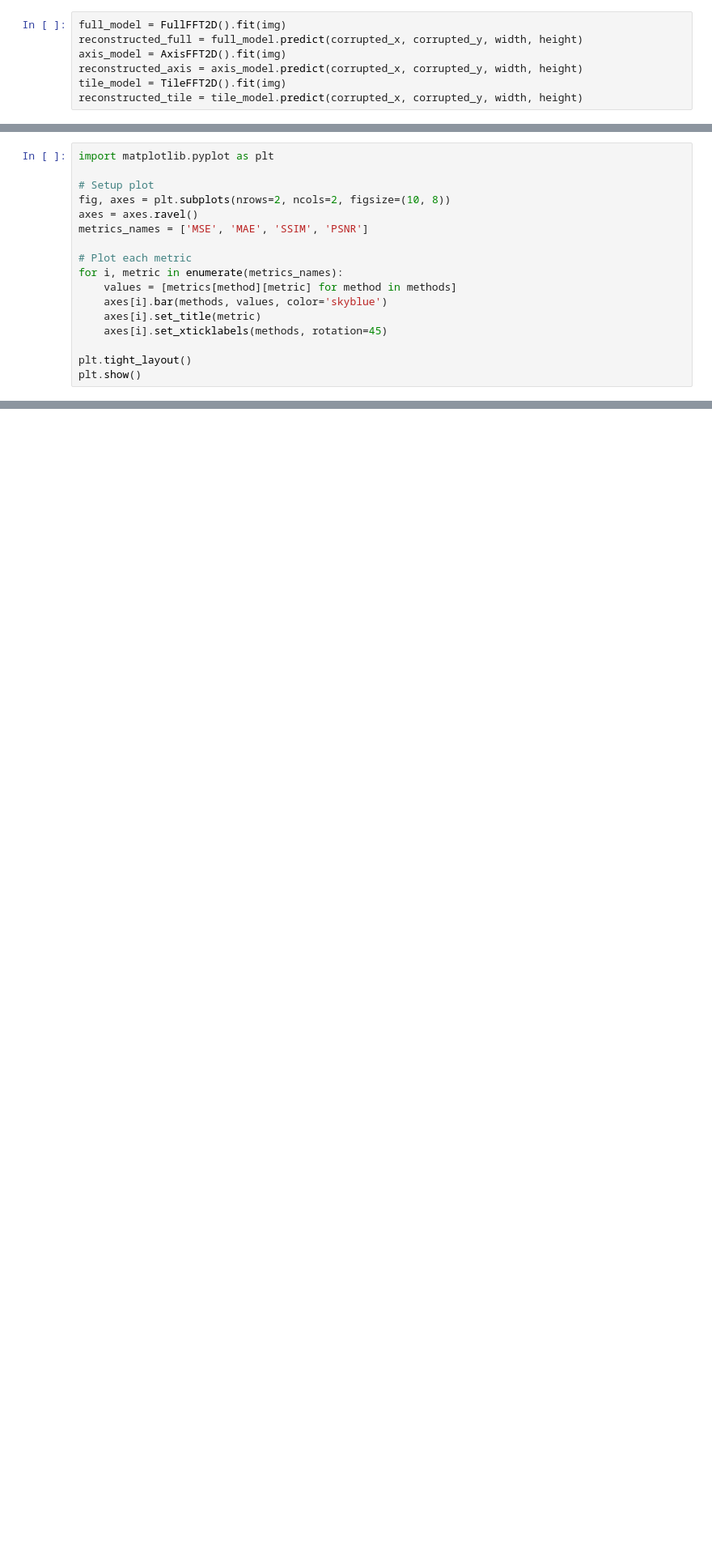
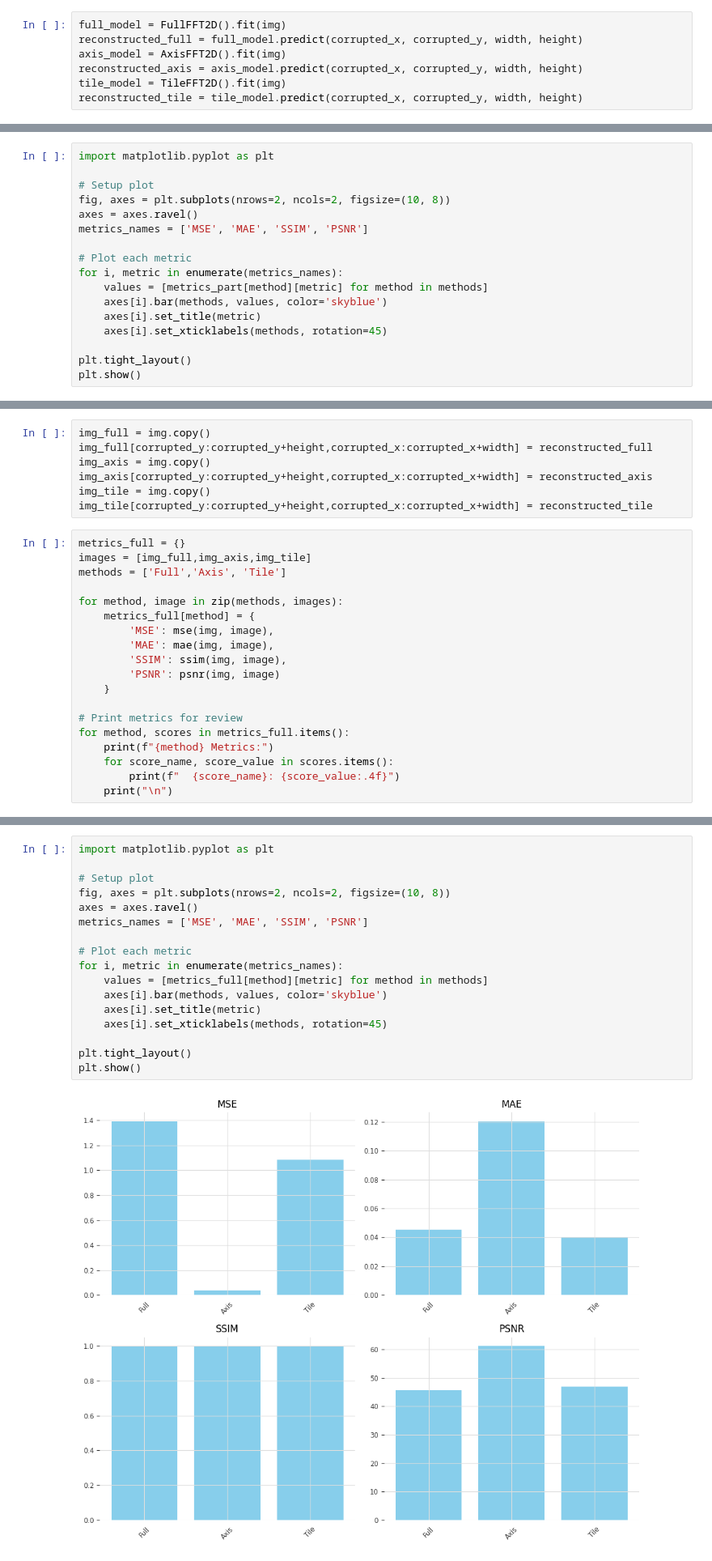
Before and after one commit to DanZlotnikov/ICBV24_PROJ, a Jupyter notebook: src/image_completion/fourier.ipynb, the cells around one changed output, grey strips where cells are left out. Shown at 81% size. Saved outputs shown, nothing was run; the diff lists cells and outputs as text; blank space fills up the shorter version.

```diff
--- a/src/image_completion/fourier.ipynb
+++ b/src/image_completion/fourier.ipynb
@@ -82,7 +82,7 @@ metrics_names = ['MSE', 'MAE', 'SSIM', 'PSNR']
 
 # Plot each metric
 for i, metric in enumerate(metrics_names):
-    values = [metrics[method][metric] for method in methods]
+    values = [metrics_part[method][metric] for method in methods]
     axes[i].bar(methods, values, color='skyblue')
     axes[i].set_title(metric)
     axes[i].set_xticklabels(methods, rotation=45)
@@ -91,3 +91,29 @@ plt.tight_layout()
 plt.show()
 # %% [output]
 [figure]
+# %%
+img_full = img.copy()
+img_full[corrupted_y:corrupted_y+height,corrupted_x:corrupted_x+width] = reconstructed_full
+img_axis = img.copy()
+img_axis[corrupted_y:corrupted_y+height,corrupted_x:corrupted_x+width] = reconstructed_axis
+img_tile = img.copy()
+img_tile[corrupted_y:corrupted_y+height,corrupted_x:corrupted_x+width] = reconstructed_tile
+# %%
+metrics_full = {}
+images = [img_full,img_axis,img_tile]
+methods = ['Full','Axis', 'Tile']
+
+for method, image in zip(methods, images):
+    metrics_full[method] = {
+        'MSE': mse(img, image),
+        'MAE': mae(img, image),
+        'SSIM': ssim(img, image),
+        'PSNR': psnr(img, image)
+    }
+
+# Print metrics for review
+for method, scores in metrics_full.items():
+    print(f"{method} Metrics:")
+    for score_name, score_value in scores.items():
+        print(f"  {score_name}: {score_value:.4f}")
+    print("\n")
@@ -93,0 +140,19 @@ plt.show()
+# %%
+import matplotlib.pyplot as plt
+
+# Setup plot
+fig, axes = plt.subplots(nrows=2, ncols=2, figsize=(10, 8))
+axes = axes.ravel()
+metrics_names = ['MSE', 'MAE', 'SSIM', 'PSNR']
+
+# Plot each metric
+for i, metric in enumerate(metrics_names):
+    values = [metrics_full[method][metric] for method in methods]
+    axes[i].bar(methods, values, color='skyblue')
+    axes[i].set_title(metric)
+    axes[i].set_xticklabels(methods, rotation=45)
+
+plt.tight_layout()
+plt.show()
+# %% [output]
+[figure, added]
```
Also changed, not shown: parts of 2 cells of this notebook.
